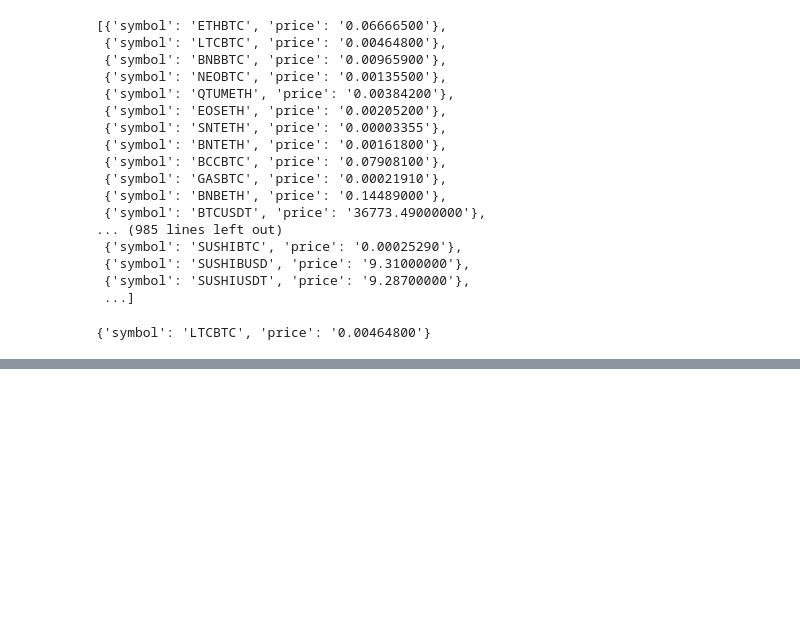
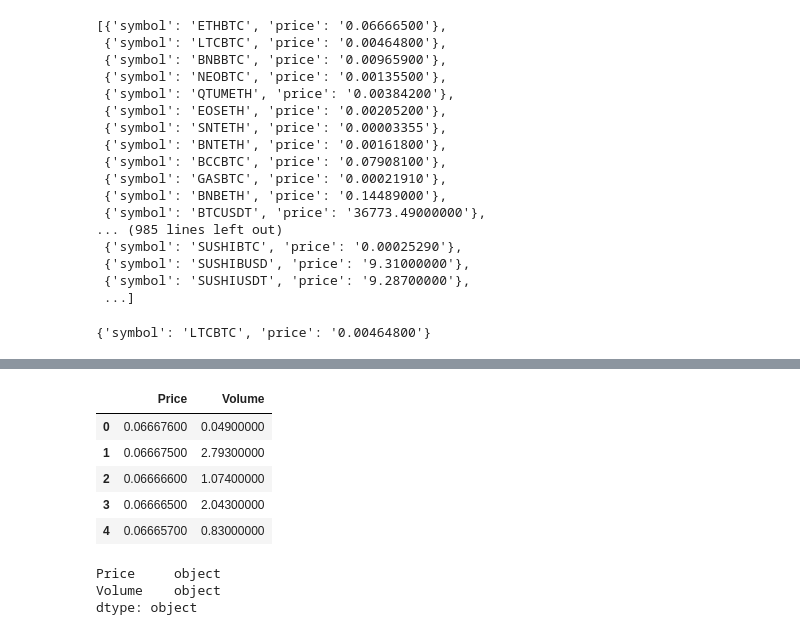
Before and after one commit to aaron96s/Crypto_EDA, a Jupyter notebook: CrytoEDA.ipynb, the cells around one changed output, grey strips where cells are left out. Saved outputs shown, nothing was run; the diff lists cells and outputs as text; code cells hidden in the pictures; blank space fills up the shorter version.

```diff
--- a/CrytoEDA.ipynb
+++ b/CrytoEDA.ipynb
@@ -55,0 +77,4 @@ tickers[1]
+# %%
+#market depth from Binance
+depth = client.get_order_book(symbol="ETHBTC")
+depth
@@ -55,0 +99,17 @@ tickers[1]
+# %%
+depth_df =pd.DataFrame(depth['bids'])
+depth_df.columns = ['Price','Volume']
+depth_df.head()
+# %% [output]
+|  | Price | Volume |
+| 0 | 0.06667600 | 0.04900000 |
+| 1 | 0.06667500 | 2.79300000 |
+| 2 | 0.06666600 | 1.07400000 |
+| 3 | 0.06666500 | 2.04300000 |
+| 4 | 0.06665700 | 0.83000000 |
+# %%
+depth_df.dtypes
+# %% [output]
+Price     object
+Volume    object
+dtype: object
```
Also changed, not shown: parts of 5 cells of this notebook.
